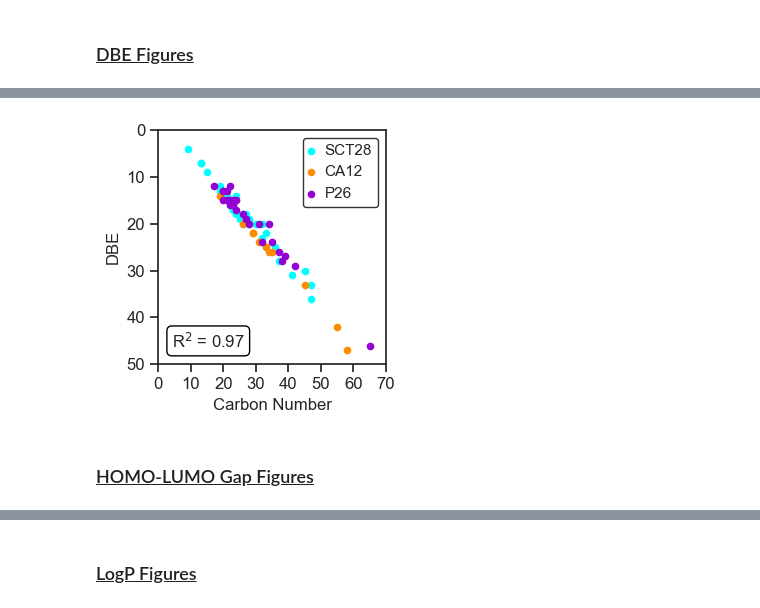
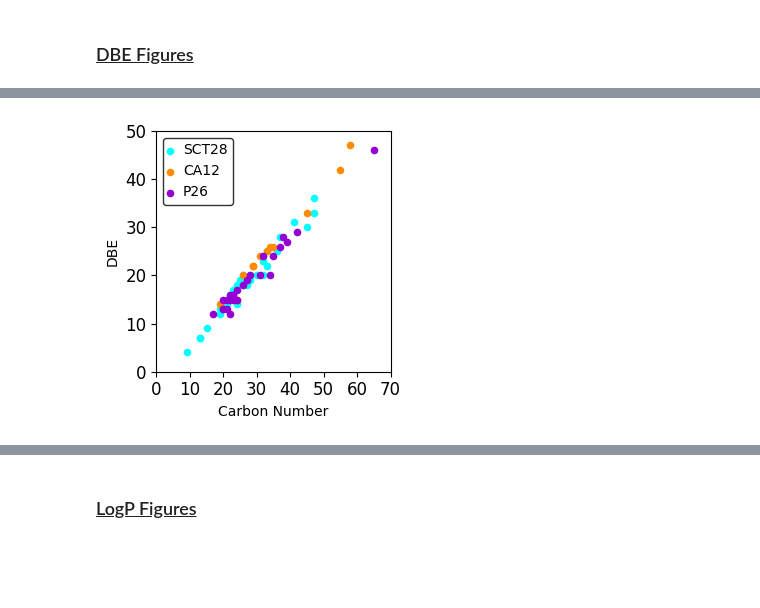
Before and after one commit to bjanesko/AsphalteneChemicalStructureDatabase, a Jupyter notebook: AsphalteneChemicalStructureDatabase.ipynb, the cells around one changed output, grey strips where cells are left out. Cells and saved outputs as stored; diff of their text form; code cells hidden in the pictures; blank space fills up the shorter version.

```diff
--- a/AsphalteneChemicalStructureDatabase.ipynb
+++ b/AsphalteneChemicalStructureDatabase.ipynb
@@ -201,0 +119,6 @@ smile_list_all = smile_list_SCT28 + smile_list_CA12 + smile_list_P26
+# %%
+mol_noH = Chem.MolFromSmiles(smiles['SCT23'])
+molwithH = Chem.AddHs(mol_noH)
+from rdkit.Chem import Draw
+img = Draw.MolToImage(molwithH)
+img
@@ -718,5 +224,0 @@ display(P26)
-# %%
-matplotlib.rc_file_defaults()
-sns.set(style='ticks')
-colors = ['cyan', 'orange', 'violet']
-sns.set_palette(sns.xkcd_palette(colors))
@@ -816,46 +250,33 @@ P26: 7.5
 # %%
-# Plot scatter plot
+SCT28=[]
+CA12=[]
+P26=[]
+for key in smiles.keys():
+    if('SCT' in key):
+        SCT28.append(key)
+    if('CA' in key):
+        CA12.append(key)
+    if('P' in key):
+        P26.append(key)
+
 fig, ax = plt.subplots(figsize=(3.25, 3.25))
-ax.scatter(SCT28['number_of_C'], SCT28['dbe'], c='cyan', label='SCT28', s=20)
-ax.scatter(CA12['number_of_C'], CA12['dbe'], c='darkorange', label='CA12', s=20)
-ax.scatter(P26['number_of_C'], P26['dbe'], c='darkviolet', label='P26', s=20)
-
-ax.invert_yaxis()
+ax.scatter([nC[key] for key in SCT28],[DBE[key] for key in SCT28], c='cyan', label='SCT28', s=20)
+ax.scatter([nC[key] for key in CA12],[DBE[key] for key in CA12], c='darkorange', label='CA12', s=20)
+ax.scatter([nC[key] for key in P26],[DBE[key] for key in P26], c='darkviolet', label='P26', s=20)
 
 # Set x and y ticks
 x_ticks = [0, 10, 20, 30, 40, 50, 60, 70]
 plt.xticks(x_ticks, labels=[f'{int(tick)}' for tick in x_ticks], fontsize=12)
 y_ticks = [50, 40, 30, 20, 10, 0]
 plt.yticks(y_ticks, labels=[f'{int(tick)}' for tick in y_ticks], fontsize=12)
 
 # Add legend and labels
-plt.legend(loc='upper right', edgecolor = 'black', handlelength = 0.2)
+plt.legend(loc='upper left', edgecolor = 'black', handlelength = 0.2)
 #plt.title("DBE vs Carbon Number", fontdict={'fontsize': 12, 'fontweight': 'bold'})
 plt.xlabel('Carbon Number')
 plt.ylabel('DBE')
 plt.tight_layout()
 
-# Concatenate data from all three datasets
-X = np.concatenate((SCT28['number_of_C'], CA12['number_of_C'], P26['number_of_C'])).reshape(-1, 1)
-y = np.concatenate((SCT28['dbe'], CA12['dbe'], P26['dbe'])).reshape(-1, 1)
-
-# Perform linear regression
-reg = LinearRegression().fit(X, y)
-
-# Predict the values
-y_pred = reg.predict(X)
-
-# Calculate R2 value
-r2 = r2_score(y, y_pred)
-
-# Annotate the plot with R2 value
-plt.annotate(f'R$^2$ = {r2:.2f}', xy=(0.06, 0.07), xycoords='axes fraction', fontsize=12,
-            bbox=dict(boxstyle='round, pad = 0.3', fc='white', ec='black'))
-
-# Save and show the plot
-plt.savefig('DBE_VS_Carbon_Number.png', dpi=1200)
 plt.show()
 # %% [output]
-[figure, old version]
+[figure, new version]
-# %% [markdown]
-### <u> HOMO-LUMO Gap Figures
```
Also changed, not shown: parts of 56 cells of this notebook.
